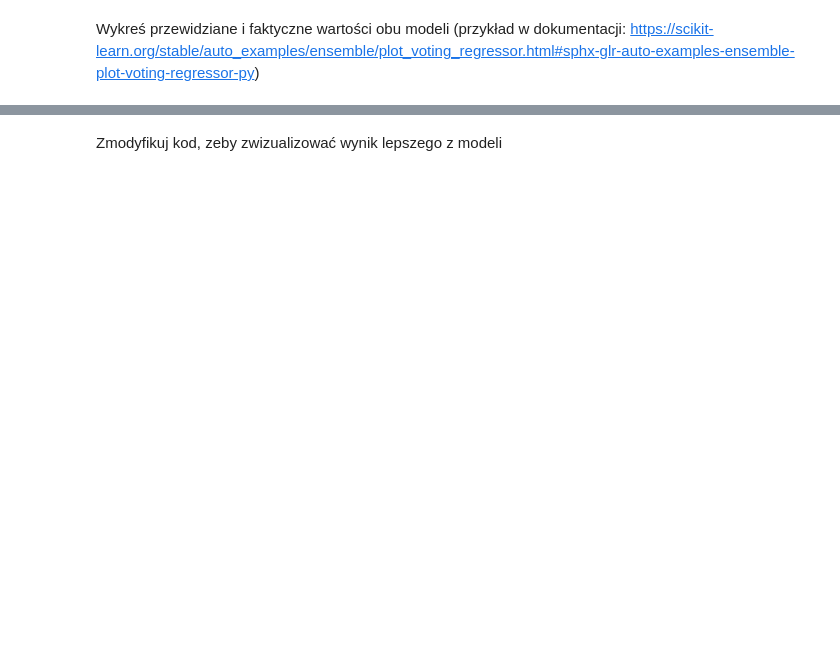
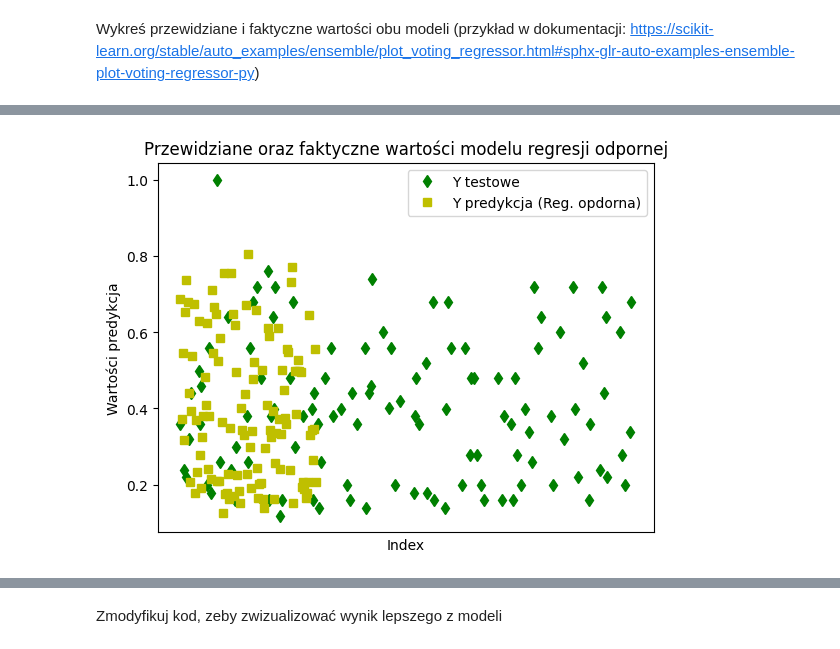
Before and after one commit to KrzysztofDrobnik/lecture1, a Jupyter notebook: PUM4_regresja_todo.ipynb, the cells around one changed output, grey strips where cells are left out. Saved outputs shown, nothing was run; the diff lists cells and outputs as text; code cells hidden in the pictures; blank space fills up the shorter version.

```diff
--- a/PUM4_regresja_todo.ipynb
+++ b/PUM4_regresja_todo.ipynb
@@ -265,0 +302,16 @@ plt.show()
+# %%
+# Wizualizacja dla modelu Regresji Hubera
+plt.figure()
+plt.plot(y_test, "gd", label="Y testowe")
+plt.plot(y_pred_huber, "ys", label="Y predykcja (Reg. opdorna)")
+
+plt.tick_params(axis="x", which="both", bottom=False, top=False, labelbottom=False)
+plt.ylabel("Wartości predykcja")
+plt.xlabel("Index")
+plt.legend(loc="best")
+plt.title("Przewidziane oraz faktyczne wartości modelu regresji odpornej")
+plt.show()
+
+plt.show()
+# %% [output]
+[figure, added]
```
Also changed, not shown: parts of 14 cells of this notebook.
